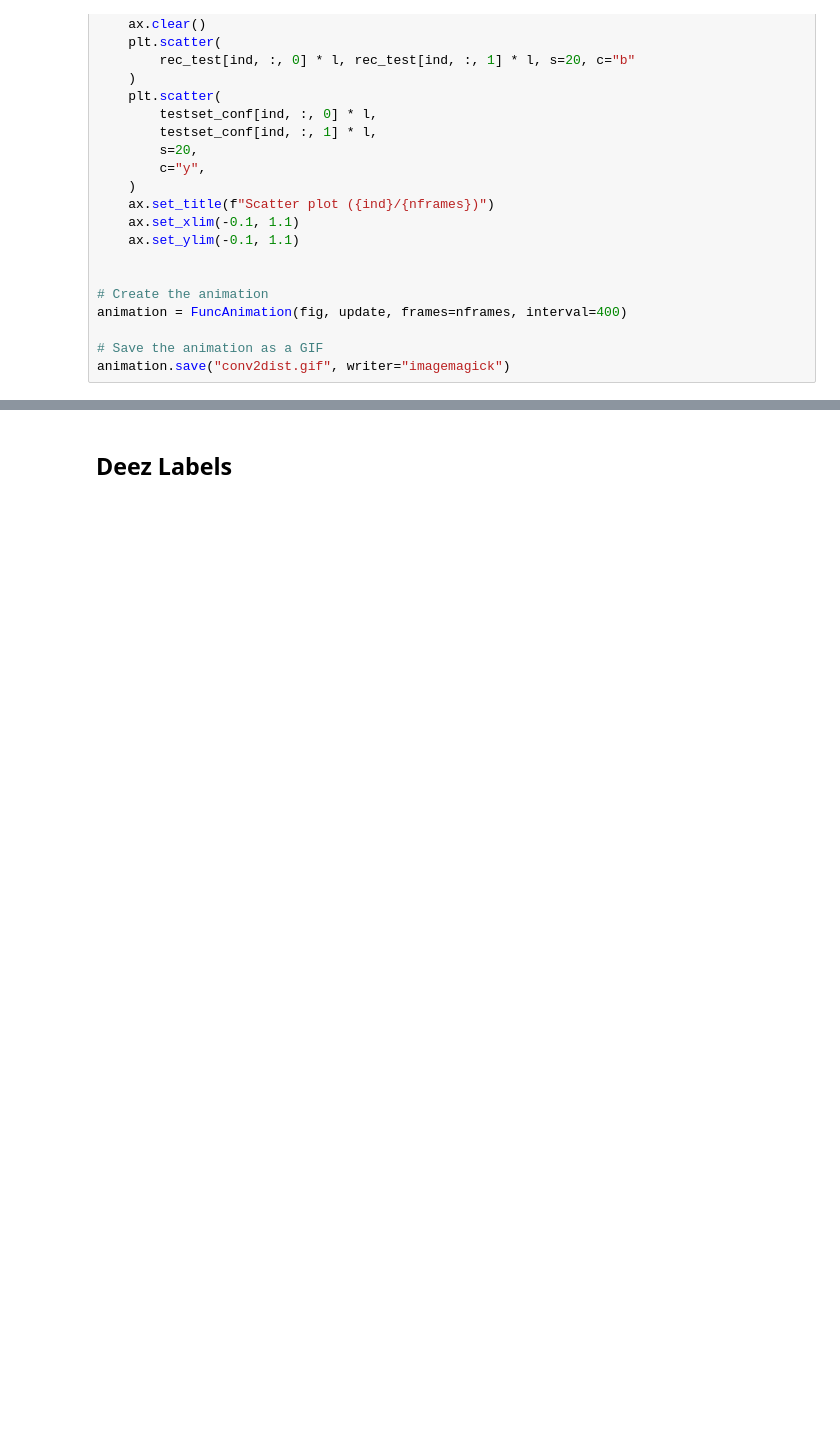
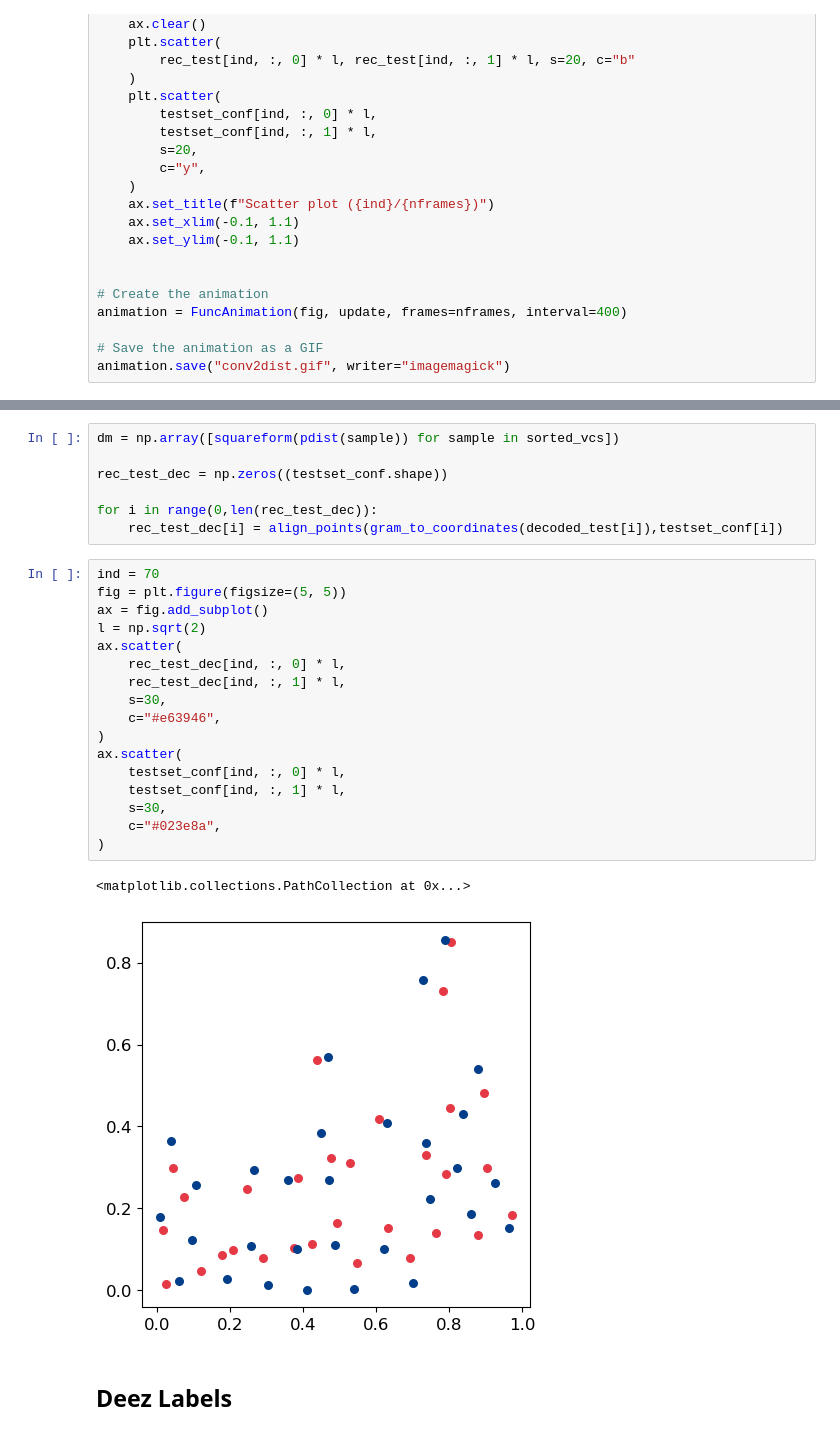
Before and after one commit to group9ine/variational-autoencoders, a Jupyter notebook: DistMatConv2D_PCA_Energy.ipynb, the cells around one changed output, grey strips where cells are left out. Cells and saved outputs as stored; diff of their text form; blank space fills up the shorter version.

```diff
--- a/DistMatConv2D_PCA_Energy.ipynb
+++ b/DistMatConv2D_PCA_Energy.ipynb
@@ -423,3 +618,30 @@ animation.save("conv2dist.gif", writer="imagemagick")
+# %%
+dm = np.array([squareform(pdist(sample)) for sample in sorted_vcs])
+
+rec_test_dec = np.zeros((testset_conf.shape))
+
+for i in range(0,len(rec_test_dec)):
+    rec_test_dec[i] = align_points(gram_to_coordinates(decoded_test[i]),testset_conf[i])
+# %%
+ind = 70
+fig = plt.figure(figsize=(5, 5))
+ax = fig.add_subplot()
+l = np.sqrt(2)
+ax.scatter(
+    rec_test_dec[ind, :, 0] * l,
+    rec_test_dec[ind, :, 1] * l,
+    s=30,
+    c="#e63946",
+)
+ax.scatter(
+    testset_conf[ind, :, 0] * l,
+    testset_conf[ind, :, 1] * l,
+    s=30,
+    c="#023e8a",
+)
+# %% [output]
+<matplotlib.collections.PathCollection at 0x...>
+[figure, added]
 # %% [markdown]
 ## Deez Labels
 # %%
```
Also changed, not shown: parts of 20 cells of this notebook, 1 other file.
